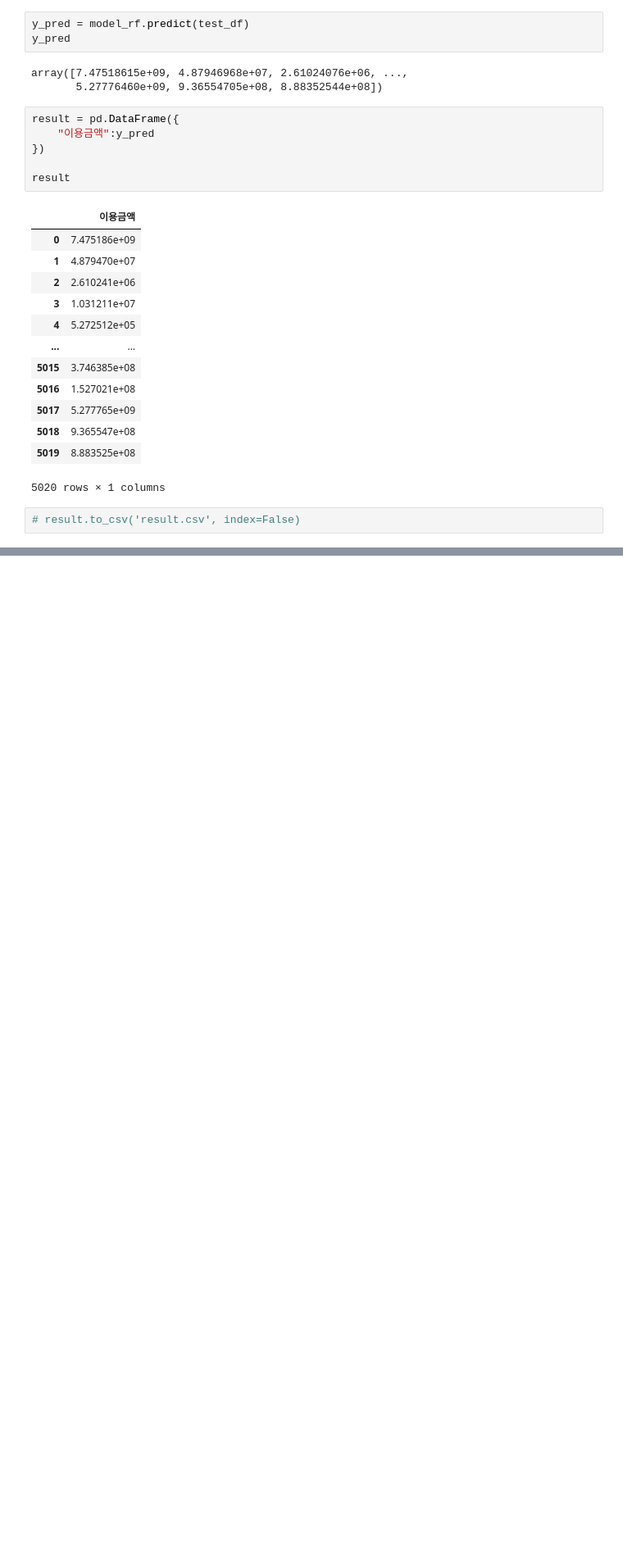
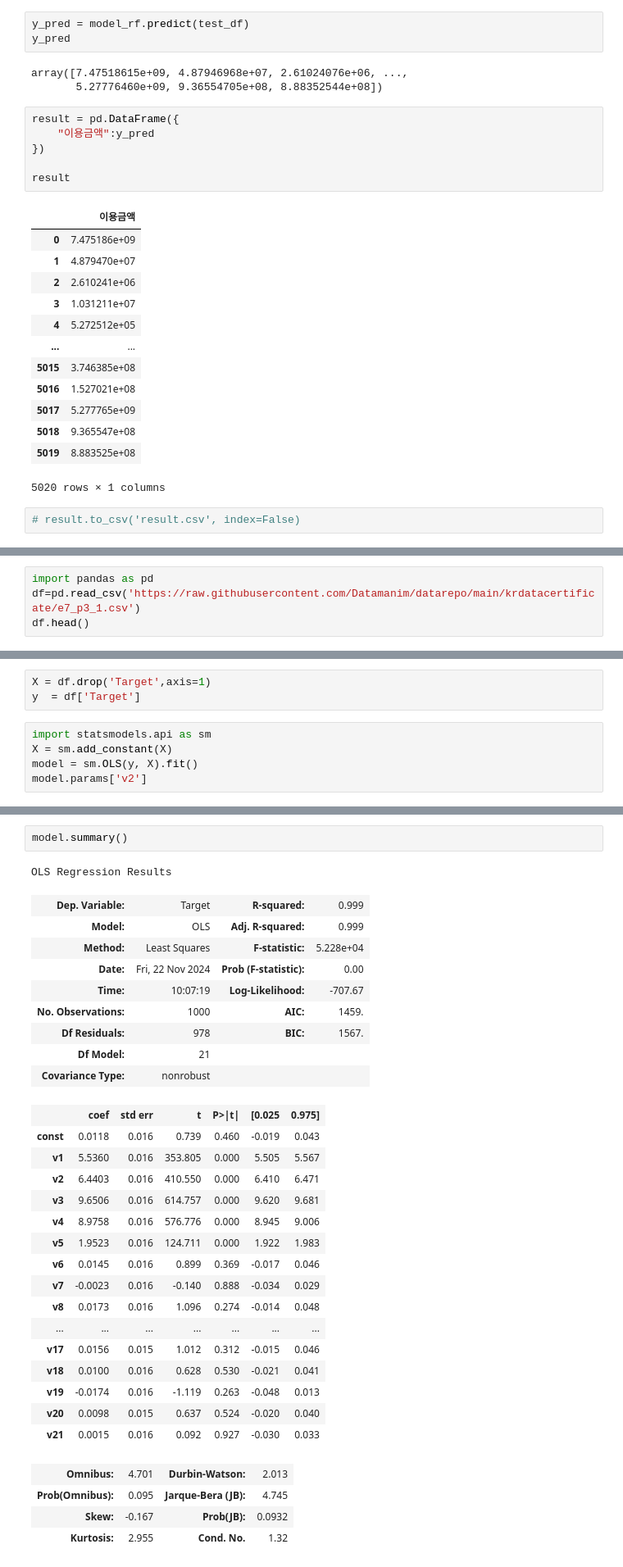
Before and after one commit to yesolee/BigDataCertification, a Jupyter notebook: 빅분기7회기출.ipynb, the cells around one changed output, grey strips where cells are left out. Shown: that part at 82% size. Saved outputs shown, nothing was run; the diff lists cells and outputs as text; blank space fills up the shorter version.

```diff
--- a/빅분기7회기출.ipynb
+++ b/빅분기7회기출.ipynb
@@ -289,0 +294,4 @@ result
+# %%
+import pandas as pd
+df=pd.read_csv('https://raw.githubusercontent.com/Datamanim/datarepo/main/krdatacertificate/e7_p3_1.csv')
+df.head()
@@ -289,0 +354,8 @@ result
+# %%
+X = df.drop('Target',axis=1)
+y  = df['Target']
+# %%
+import statsmodels.api as sm
+X = sm.add_constant(X)
+model = sm.OLS(y, X).fit()
+model.params['v2']
@@ -289,0 +370,33 @@ result
+# %%
+model.summary()
+# %% [output]
+OLS Regression Results
+| Dep. Variable: | Target | R-squared: | 0.999 |
+| Model: | OLS | Adj. R-squared: | 0.999 |
+| Method: | Least Squares | F-statistic: | 5.228e+04 |
+| Date: | Fri, 22 Nov 2024 | Prob (F-statistic): | 0.00 |
+| Time: | 10:07:19 | Log-Likelihood: | -707.67 |
+| No. Observations: | 1000 | AIC: | 1459. |
+| Df Residuals: | 978 | BIC: | 1567. |
+| Df Model: | 21 |  |  |
+| Covariance Type: | nonrobust |  |  |
+|  | coef | std err | t | P>|t| | [0.025 | 0.975] |
+| const | 0.0118 | 0.016 | 0.739 | 0.460 | -0.019 | 0.043 |
+| v1 | 5.5360 | 0.016 | 353.805 | 0.000 | 5.505 | 5.567 |
+| v2 | 6.4403 | 0.016 | 410.550 | 0.000 | 6.410 | 6.471 |
+| v3 | 9.6506 | 0.016 | 614.757 | 0.000 | 9.620 | 9.681 |
+| v4 | 8.9758 | 0.016 | 576.776 | 0.000 | 8.945 | 9.006 |
+| v5 | 1.9523 | 0.016 | 124.711 | 0.000 | 1.922 | 1.983 |
+| v6 | 0.0145 | 0.016 | 0.899 | 0.369 | -0.017 | 0.046 |
+| v7 | -0.0023 | 0.016 | -0.140 | 0.888 | -0.034 | 0.029 |
+| v8 | 0.0173 | 0.016 | 1.096 | 0.274 | -0.014 | 0.048 |
+| ... | ... | ... | ... | ... | ... | ... |
+| v17 | 0.0156 | 0.015 | 1.012 | 0.312 | -0.015 | 0.046 |
+| v18 | 0.0100 | 0.016 | 0.628 | 0.530 | -0.021 | 0.041 |
+| v19 | -0.0174 | 0.016 | -1.119 | 0.263 | -0.048 | 0.013 |
+| v20 | 0.0098 | 0.015 | 0.637 | 0.524 | -0.020 | 0.040 |
+| v21 | 0.0015 | 0.016 | 0.092 | 0.927 | -0.030 | 0.033 |
+| Omnibus: | 4.701 | Durbin-Watson: | 2.013 |
+| Prob(Omnibus): | 0.095 | Jarque-Bera (JB): | 4.745 |
+| Skew: | -0.167 | Prob(JB): | 0.0932 |
+| Kurtosis: | 2.955 | Cond. No. | 1.32 |
```
Also changed, not shown: parts of 30 cells of this notebook.
